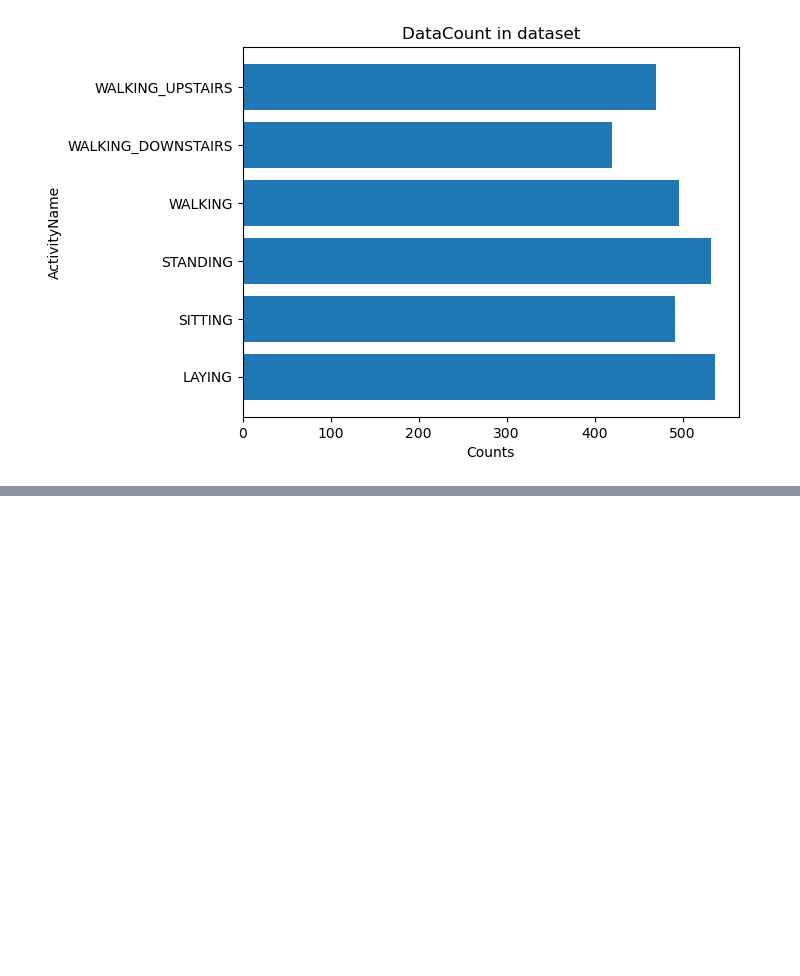
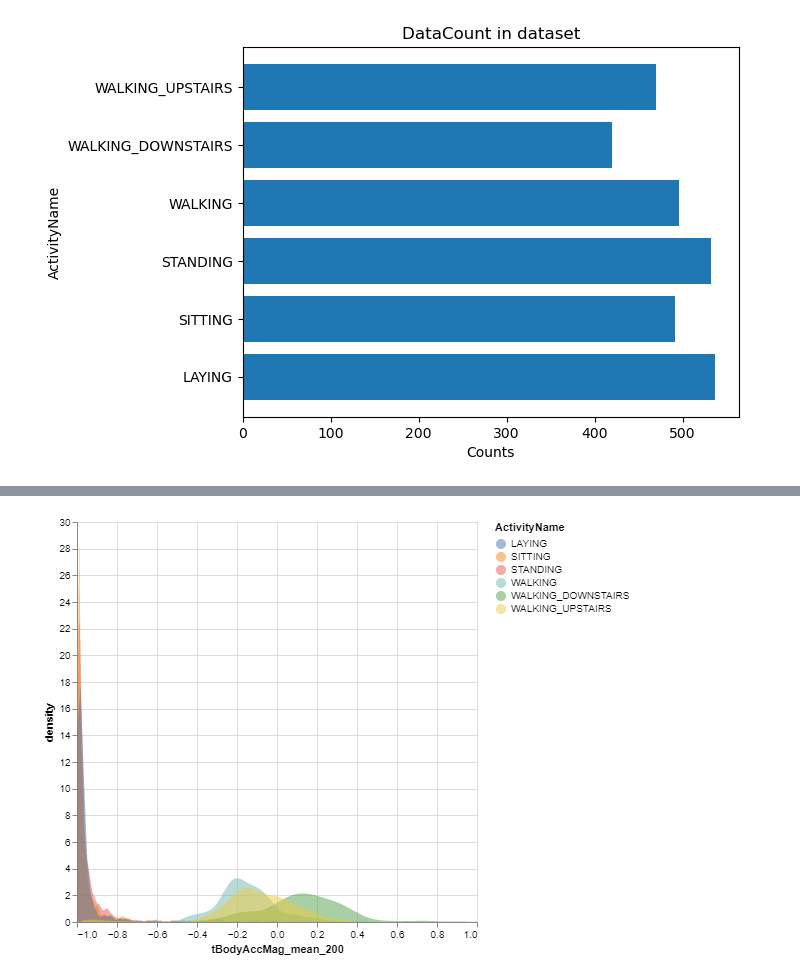
Before and after one commit to ranjitprakash1986/human_activity_recognition, a Jupyter notebook: src/code.ipynb, the cells around one changed output, grey strips where cells are left out. Cells and saved outputs as stored; diff of their text form; code cells hidden in the pictures; blank space fills up the shorter version.

```diff
--- a/src/code.ipynb
+++ b/src/code.ipynb
@@ -173,0 +241,4 @@ data_count_plot(test, "ActivityName")
+# %%
+density_dist(train, 'tBodyAccMag_mean_200', 0.5)
+# %% [output]
+[figure, added]
```
Also changed, not shown: parts of 37 cells of this notebook.
